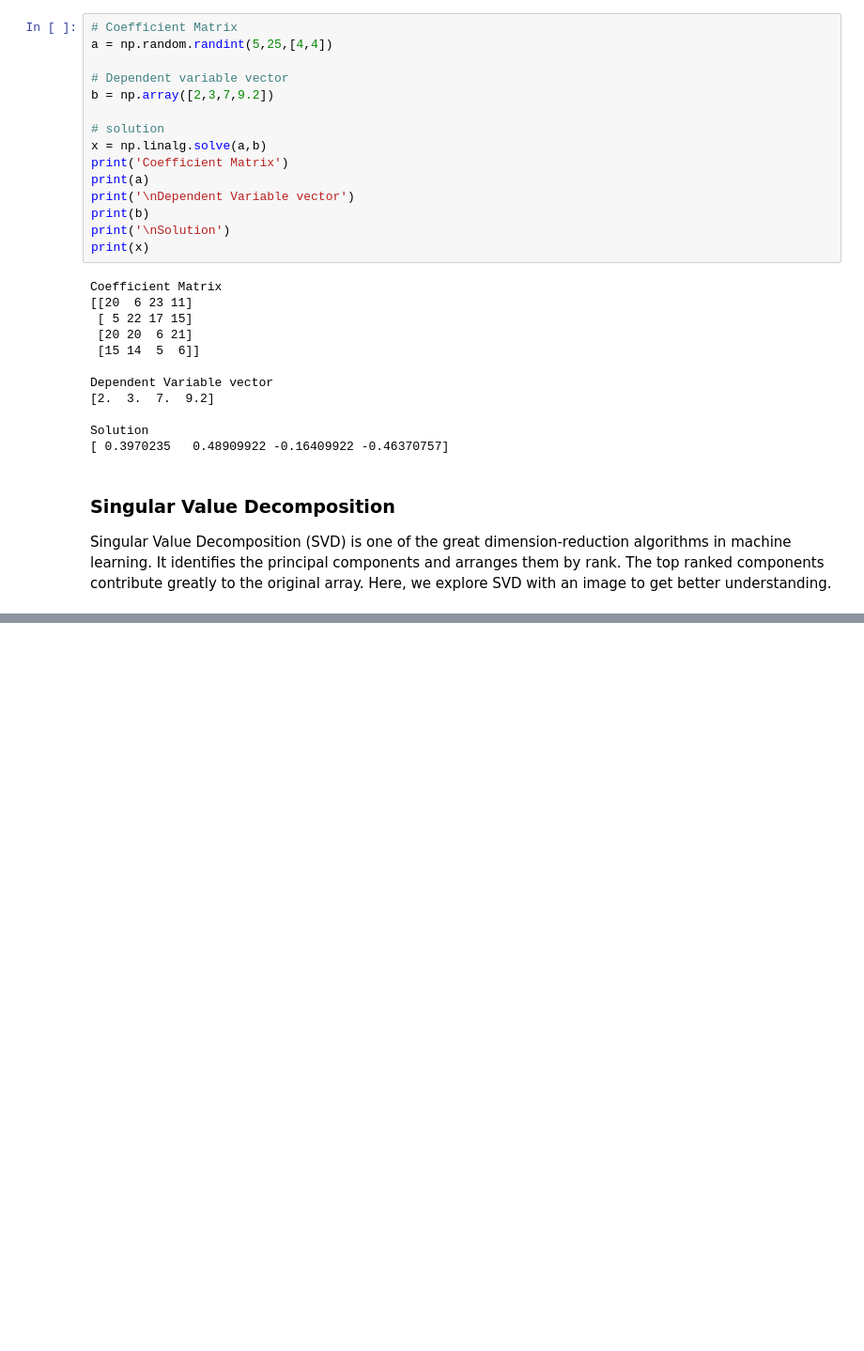
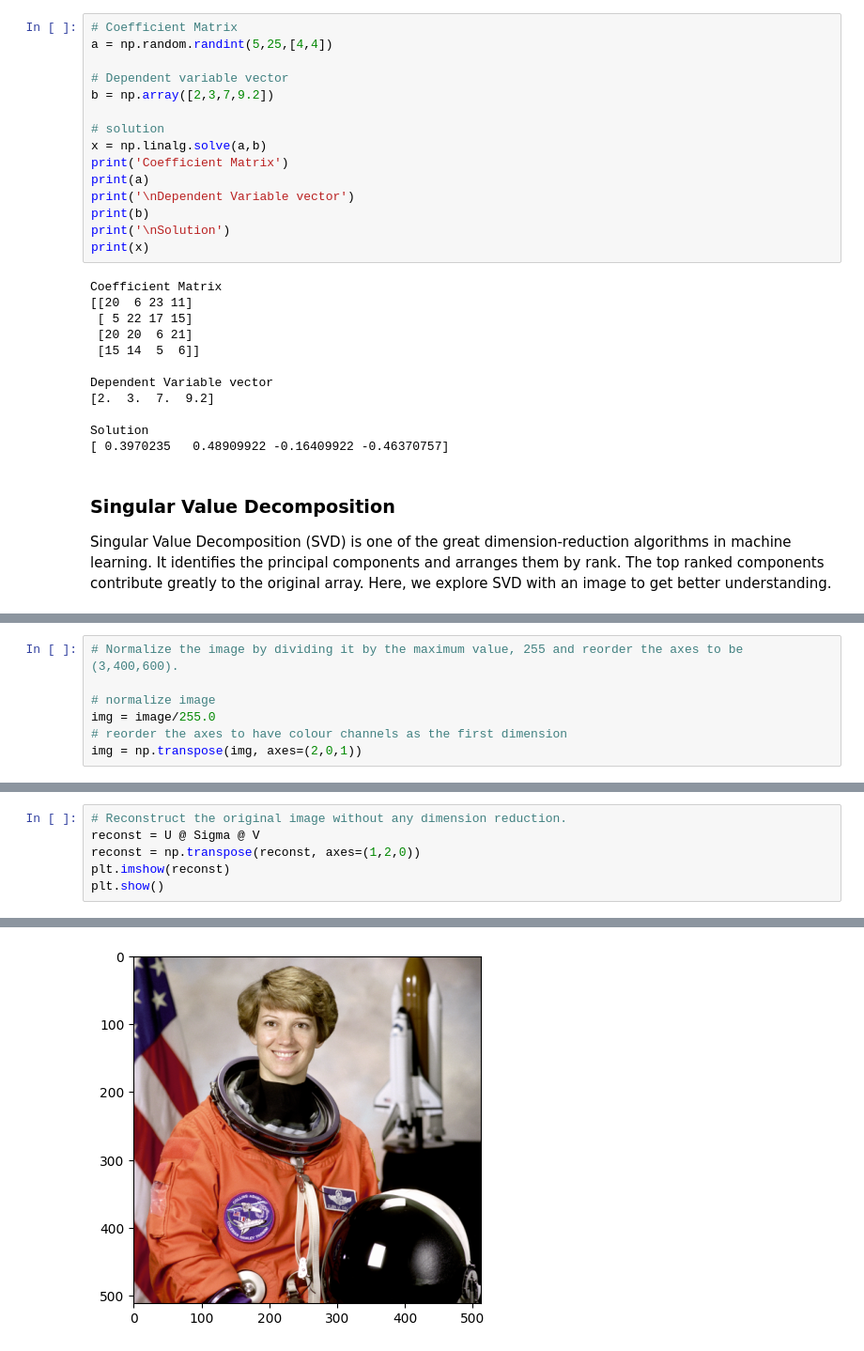
Before and after one commit to 2303A52486/FMML_Projects_Assignments_2024, a Jupyter notebook: Linear_Algebra.ipynb, the cells around one changed output, grey strips where cells are left out. Shown at 94% size. Cells and saved outputs as stored; diff of their text form; blank space fills up the shorter version.

```diff
--- a/Linear_Algebra.ipynb
+++ b/Linear_Algebra.ipynb
@@ -359,0 +370,7 @@ Singular Value Decomposition (SVD) is one of the great dimension-reduction algor
+# %%
+# Normalize the image by dividing it by the maximum value, 255 and reorder the axes to be (3,400,600).
+
+# normalize image
+img = image/255.0
+# reorder the axes to have colour channels as the first dimension
+img = np.transpose(img, axes=(2,0,1))
@@ -359,0 +390,7 @@ Singular Value Decomposition (SVD) is one of the great dimension-reduction algor
+# %%
+# Reconstruct the original image without any dimension reduction.
+reconst = U @ Sigma @ V
+reconst = np.transpose(reconst, axes=(1,2,0))
+plt.imshow(reconst)
+plt.show()
+# %% [output]
@@ -359,0 +398 @@ Singular Value Decomposition (SVD) is one of the great dimension-reduction algor
+[figure, added]
```
Also changed, not shown: parts of 7 cells of this notebook.
